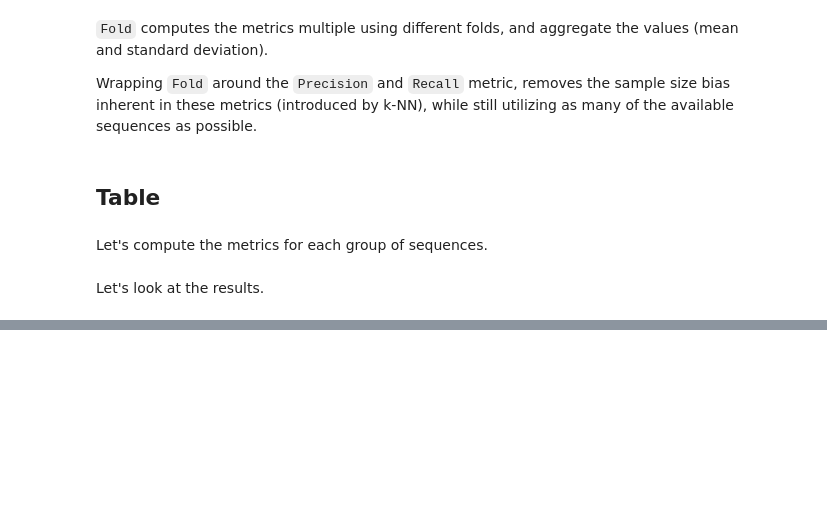
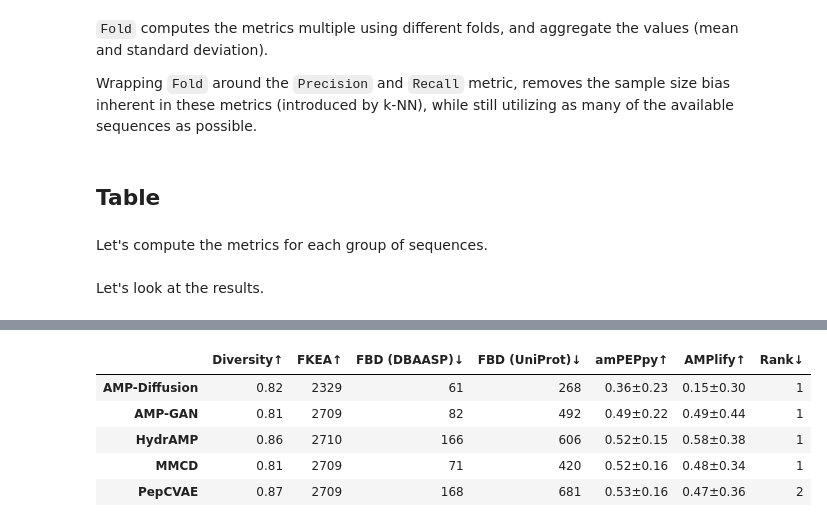
Before and after one commit to szczurek-lab/seqme-reproducibility, a Jupyter notebook: notebooks/1_benchmark.ipynb, the cells around one changed output, grey strips where cells are left out. Cells and saved outputs as stored; diff of their text form; code cells hidden in the pictures; blank space fills up the shorter version.

```diff
--- a/notebooks/1_benchmark.ipynb
+++ b/notebooks/1_benchmark.ipynb
@@ -376,0 +203,11 @@ sm.show(df, color_style="bar")
+# %%
+n_decimals = [2, 0, 0, 0, 2, 2, 0]
+
+sm.show(df, color_style="bar", n_decimals=n_decimals)
+# %% [output]
+|  | Diversity↑ | FKEA↑ | FBD (DBAASP)↓ | FBD (UniProt)↓ | amPEPpy↑ | AMPlify↑ | Rank↓ |
+| AMP-Diffusion | 0.82 | 2329 | 61 | 268 | 0.36±0.23 | 0.15±0.30 | 1 |
+| AMP-GAN | 0.81 | 2709 | 82 | 492 | 0.49±0.22 | 0.49±0.44 | 1 |
+| HydrAMP | 0.86 | 2710 | 166 | 606 | 0.52±0.15 | 0.58±0.38 | 1 |
+| MMCD | 0.81 | 2709 | 71 | 420 | 0.52±0.16 | 0.48±0.34 | 1 |
+| PepCVAE | 0.87 | 2709 | 168 | 681 | 0.53±0.16 | 0.47±0.36 | 2 |
```
Also changed, not shown: parts of 34 cells of this notebook, 2 other files.
